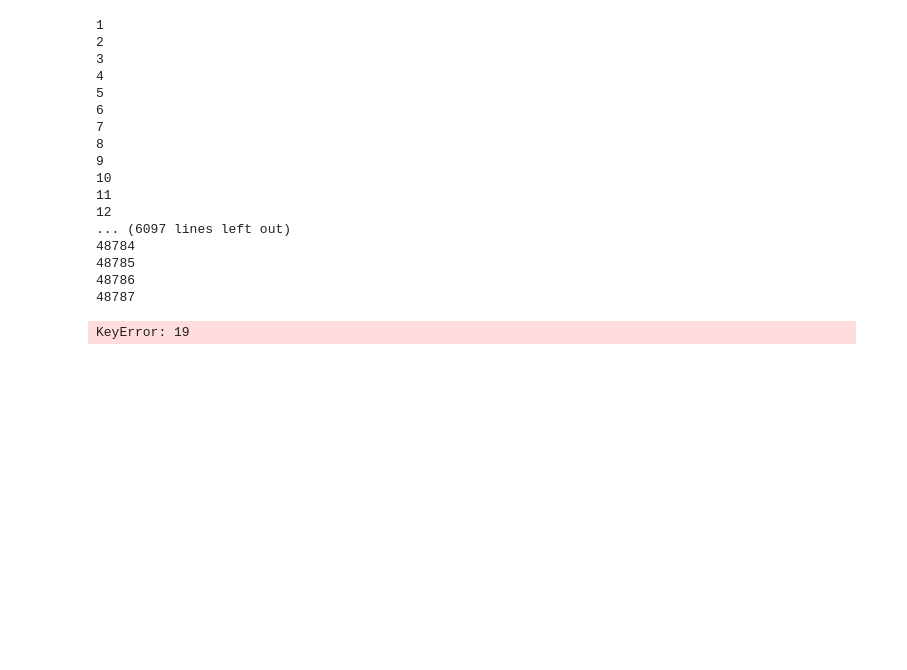
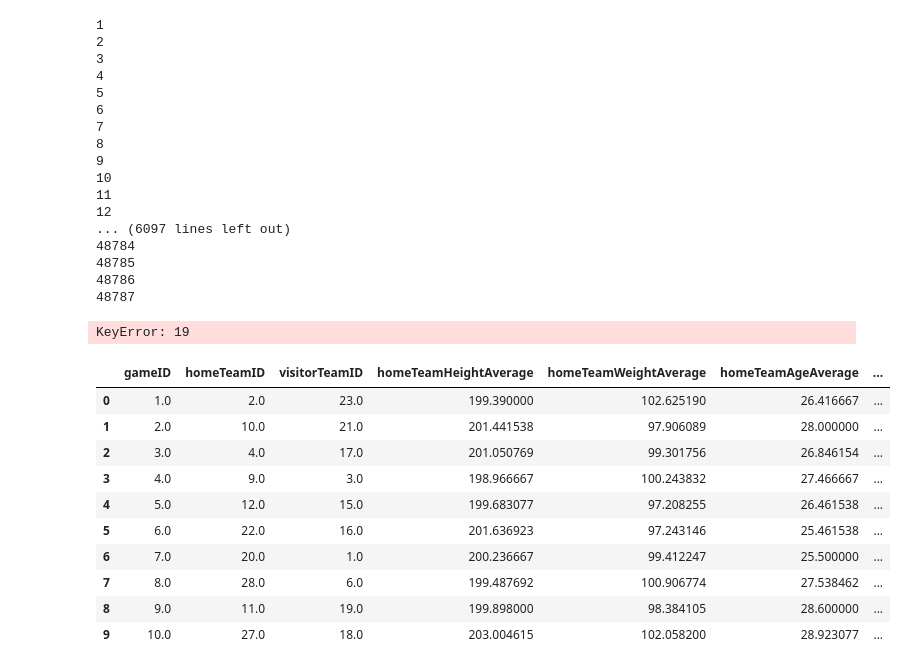
Before and after one commit to arerickson28/Machine-Learning-NBA, a Jupyter notebook: data/createMachineLearningDataset.ipynb, the cells around one changed output. Drawn from its saved outputs; the diff is of its cells as text; code cells hidden in the pictures; blank space fills up the shorter version.

```diff
--- a/data/createMachineLearningDataset.ipynb
+++ b/data/createMachineLearningDataset.ipynb
@@ -113,3 +113,19 @@ ml_df.head()
 KeyError: 19
 # %%
 ml_df.to_csv('data/machineLearningDataSet.csv')
+# %%
+ml_df = pd.read_csv('machineLearningDataSet.csv')
+ml_df = ml_df[['gameID', 'homeTeamID', 'visitorTeamID', 'homeTeamHeightAverage', 'homeTeamWeightAverage', 'homeTeamAgeAverage', 'visitorTeamHeightAverage', 'visitorTeamWeightAverage', 'visitorTeamAgeAverage', 'homeTeamWin']]
+ml_df.head(10)
+# %% [output]
+|  | gameID | homeTeamID | visitorTeamID | homeTeamHeightAverage | homeTeamWeightAverage | homeTeamAgeAverage | ... |
+| 0 | 1.0 | 2.0 | 23.0 | 199.390000 | 102.625190 | 26.416667 | ... |
+| 1 | 2.0 | 10.0 | 21.0 | 201.441538 | 97.906089 | 28.000000 | ... |
+| 2 | 3.0 | 4.0 | 17.0 | 201.050769 | 99.301756 | 26.846154 | ... |
+| 3 | 4.0 | 9.0 | 3.0 | 198.966667 | 100.243832 | 27.466667 | ... |
+| 4 | 5.0 | 12.0 | 15.0 | 199.683077 | 97.208255 | 26.461538 | ... |
+| 5 | 6.0 | 22.0 | 16.0 | 201.636923 | 97.243146 | 25.461538 | ... |
+| 6 | 7.0 | 20.0 | 1.0 | 200.236667 | 99.412247 | 25.500000 | ... |
+| 7 | 8.0 | 28.0 | 6.0 | 199.487692 | 100.906774 | 27.538462 | ... |
+| 8 | 9.0 | 11.0 | 19.0 | 199.898000 | 98.384105 | 28.600000 | ... |
+| 9 | 10.0 | 27.0 | 18.0 | 203.004615 | 102.058200 | 28.923077 | ... |
```
